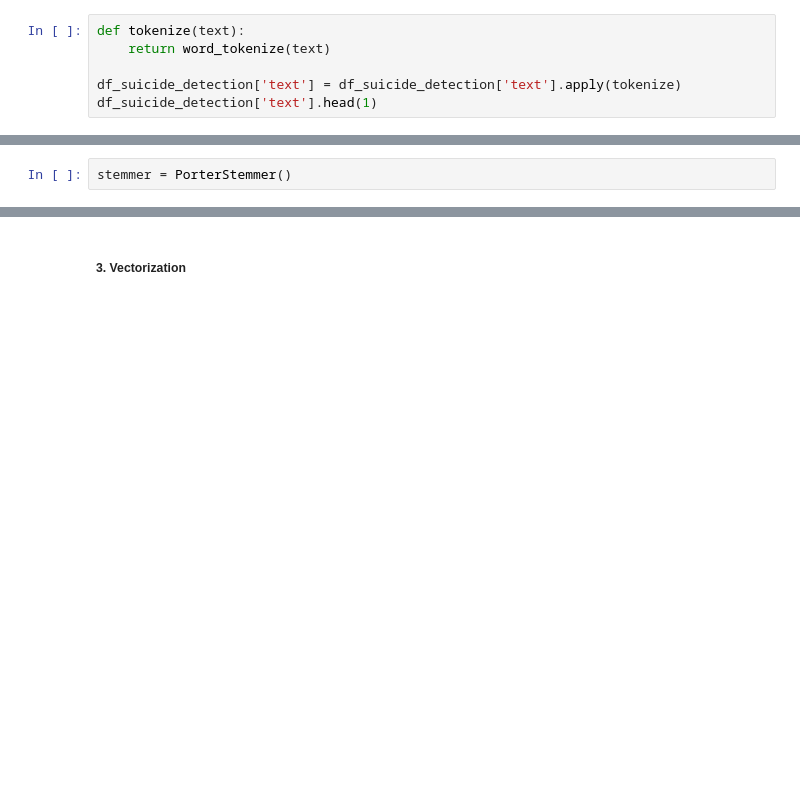
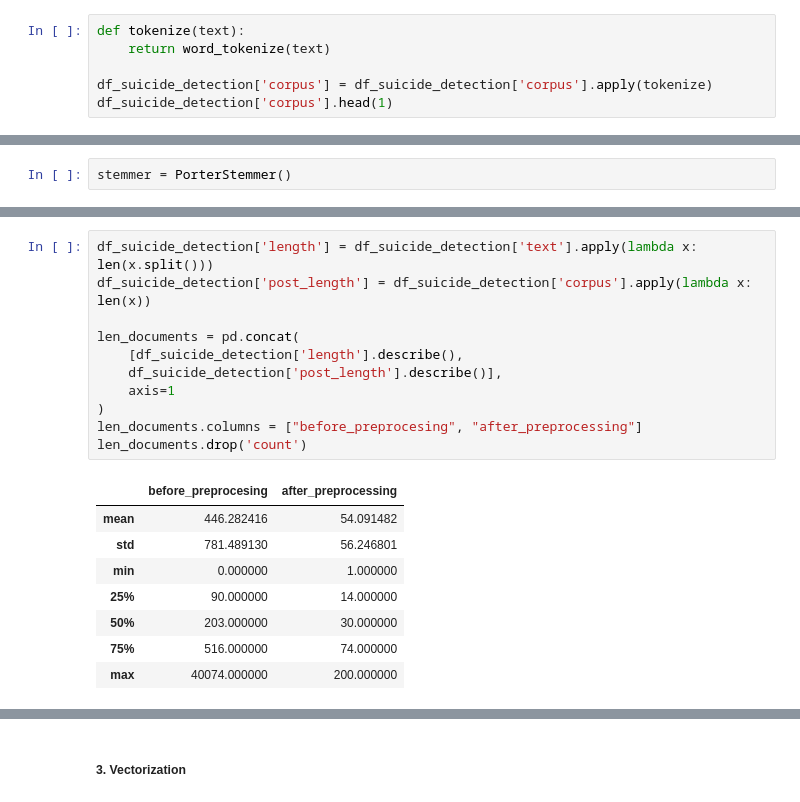
Before and after one commit to Passonei/NLP_Suicide_Detection, a Jupyter notebook: notebooks/analysis.ipynb, the cells around one changed output, grey strips where cells are left out. Drawn from its saved outputs; the diff is of its cells as text; blank space fills up the shorter version.

```diff
--- a/notebooks/analysis.ipynb
+++ b/notebooks/analysis.ipynb
@@ -98,7 +131,7 @@ Tokenization
 def tokenize(text):
     return word_tokenize(text)
 
-df_suicide_detection['text'] = df_suicide_detection['text'].apply(tokenize)
-df_suicide_detection['text'].head(1)
+df_suicide_detection['corpus'] = df_suicide_detection['corpus'].apply(tokenize)
+df_suicide_detection['corpus'].head(1)
 # %% [output]
 0    [ex, wife, threatening, suiciderecently, i, le...
@@ -139,2 +179,22 @@ df_suicide_detection['text'].head(1)
 Name: text, dtype: object
+# %%
+df_suicide_detection['length'] = df_suicide_detection['text'].apply(lambda x: len(x.split()))
+df_suicide_detection['post_length'] = df_suicide_detection['corpus'].apply(lambda x: len(x))
+
+len_documents = pd.concat(
+    [df_suicide_detection['length'].describe(),
+    df_suicide_detection['post_length'].describe()],
+    axis=1
+)
+len_documents.columns = ["before_preprocesing", "after_preprocessing"]
+len_documents.drop('count')
+# %% [output]
+|  | before_preprocesing | after_preprocessing |
+| mean | 446.282416 | 54.091482 |
+| std | 781.489130 | 56.246801 |
+| min | 0.000000 | 1.000000 |
+| 25% | 90.000000 | 14.000000 |
+| 50% | 203.000000 | 30.000000 |
+| 75% | 516.000000 | 74.000000 |
+| max | 40074.000000 | 200.000000 |
 # %%
```
Also changed, not shown: parts of 40 cells of this notebook.
